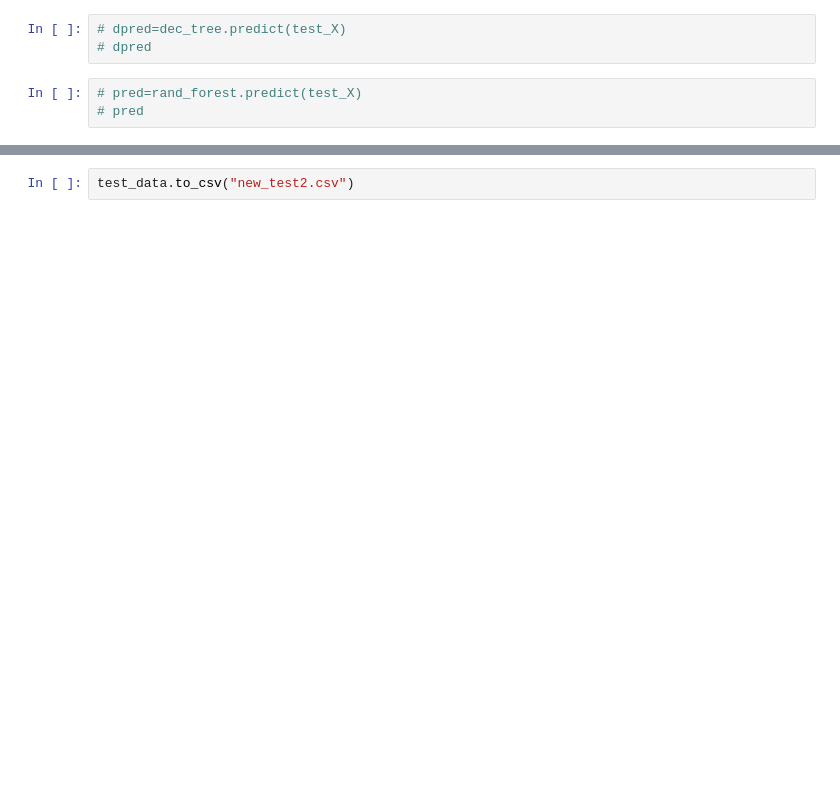
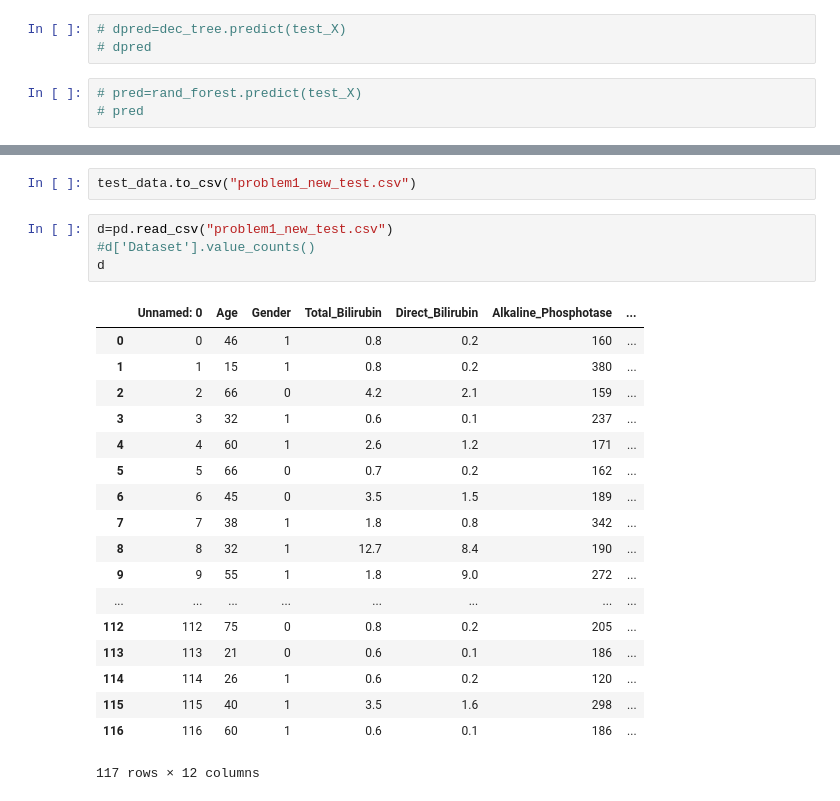
Before and after one commit to Reenagrg123/Assignment-Machine_Learning-, a Jupyter notebook: problem_1/problem1_sol.ipynb, the cells around one changed output, grey strips where cells are left out. Saved outputs shown, nothing was run; the diff lists cells and outputs as text; blank space fills up the shorter version.

```diff
--- a/problem_1/problem1_sol.ipynb
+++ b/problem_1/problem1_sol.ipynb
@@ -199,2 +240,25 @@ test_data.head()
 # %%
-test_data.to_csv("new_test2.csv")
+test_data.to_csv("problem1_new_test.csv")
+# %%
+d=pd.read_csv("problem1_new_test.csv")
+#d['Dataset'].value_counts()
+d
+# %% [output]
+|  | Unnamed: 0 | Age | Gender | Total_Bilirubin | Direct_Bilirubin | Alkaline_Phosphotase | ... |
+| 0 | 0 | 46 | 1 | 0.8 | 0.2 | 160 | ... |
+| 1 | 1 | 15 | 1 | 0.8 | 0.2 | 380 | ... |
+| 2 | 2 | 66 | 0 | 4.2 | 2.1 | 159 | ... |
+| 3 | 3 | 32 | 1 | 0.6 | 0.1 | 237 | ... |
+| 4 | 4 | 60 | 1 | 2.6 | 1.2 | 171 | ... |
+| 5 | 5 | 66 | 0 | 0.7 | 0.2 | 162 | ... |
+| 6 | 6 | 45 | 0 | 3.5 | 1.5 | 189 | ... |
+| 7 | 7 | 38 | 1 | 1.8 | 0.8 | 342 | ... |
+| 8 | 8 | 32 | 1 | 12.7 | 8.4 | 190 | ... |
+| 9 | 9 | 55 | 1 | 1.8 | 9.0 | 272 | ... |
+| ... | ... | ... | ... | ... | ... | ... | ... |
+| 112 | 112 | 75 | 0 | 0.8 | 0.2 | 205 | ... |
+| 113 | 113 | 21 | 0 | 0.6 | 0.1 | 186 | ... |
+| 114 | 114 | 26 | 1 | 0.6 | 0.2 | 120 | ... |
+| 115 | 115 | 40 | 1 | 3.5 | 1.6 | 298 | ... |
+| 116 | 116 | 60 | 1 | 0.6 | 0.1 | 186 | ... |
+117 rows × 12 columns
```
Also changed, not shown: parts of 33 cells of this notebook, 5 other files.
